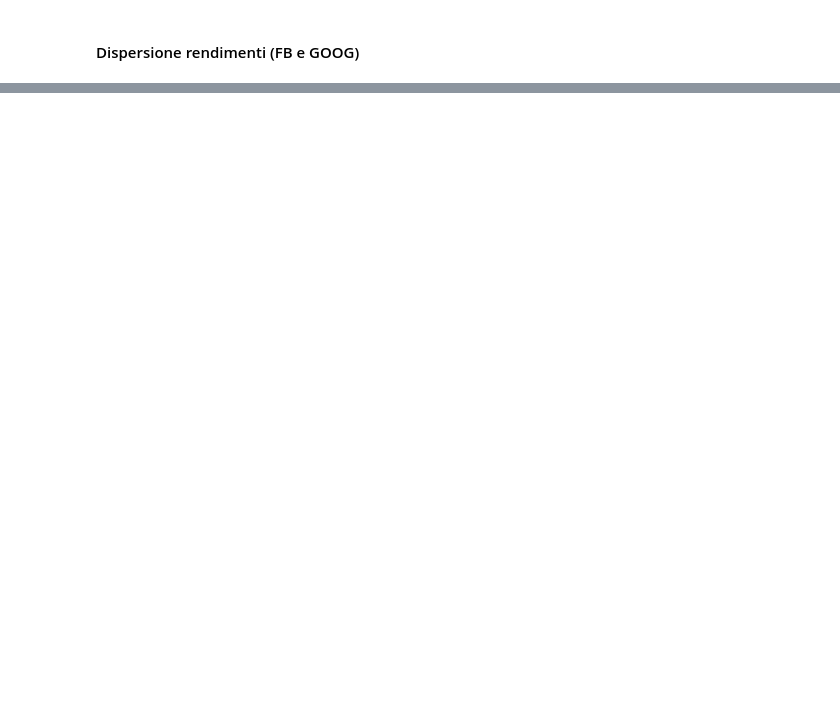
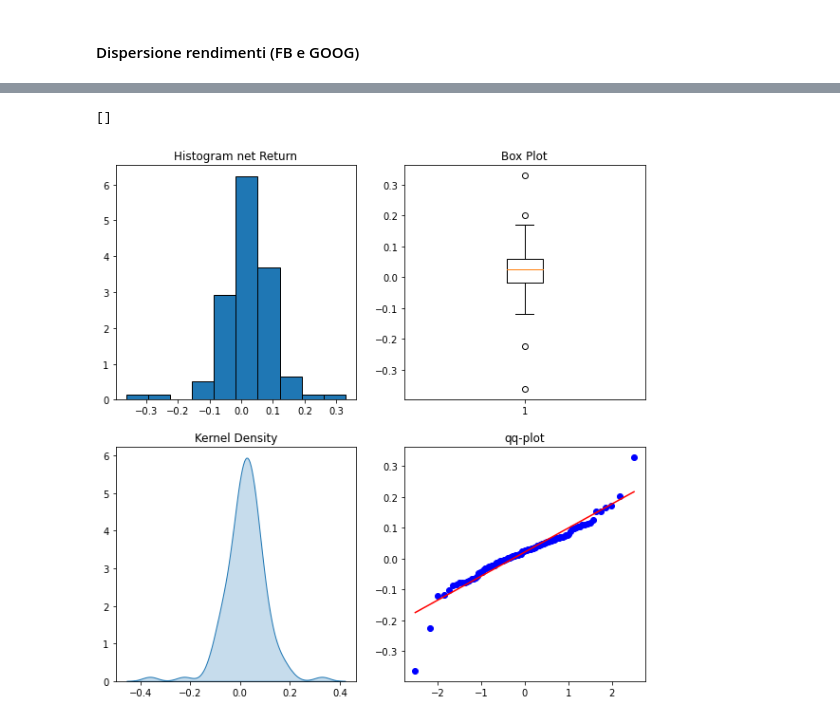
Before and after one commit to tommcamm/BISF-Project, a Jupyter notebook: python/Notebook del progetto.ipynb, the cells around one changed output, grey strips where cells are left out. Saved outputs shown, nothing was run; the diff lists cells and outputs as text; code cells hidden in the pictures; blank space fills up the shorter version.

```diff
--- a/python/Notebook del progetto.ipynb
+++ b/python/Notebook del progetto.ipynb
@@ -260,0 +292,38 @@ dtype: float64
+# %%
+# Effettuiamo per la prima volta il plot di 3 grafici nella stessa immagine
+from scipy import stats # importiamo stats dalla libreria scipy
+
+rendimenti_netti_fb = rendimenti_netti_fb.dropna() # drop delle righe vuote (meta quotata solo da 2012)
+
+plt.figure(figsize=(10,10))
+plt.rc('font', size=10)
+
+# Utiliziamo subplot per effettuare più plot nella stessa pic.
+## Istogramma
+plt.subplot(221)
+plt.title("Histogram net Return")
+plt.hist(rendimenti_netti_fb["Adj Close"], density = True, edgecolor='black')
+
+## BoxPlot
+plt.subplot(222)
+plt.title("Box Plot")
+plt.boxplot(rendimenti_netti_fb["Adj Close"])
+
+## Kernel Density
+plt.subplot(223)
+plt.title("Kernel Density")
+sns.kdeplot(rendimenti_netti_fb["Adj Close"], shade=True)
+plt.xlabel('')
+plt.ylabel('')
+
+## qq-plot
+plt.subplot(224)
+stats.probplot(rendimenti_netti_fb["Adj Close"],dist='norm',plot=plt)
+plt.title("qq-plot")
+plt.xlabel('')
+plt.ylabel('')
+
+plt.plot(dpi=300, bbox_inches='tight')
+# %% [output]
+[]
+[figure, added]
```
Also changed, not shown: parts of 6 cells of this notebook, 5 other files.
